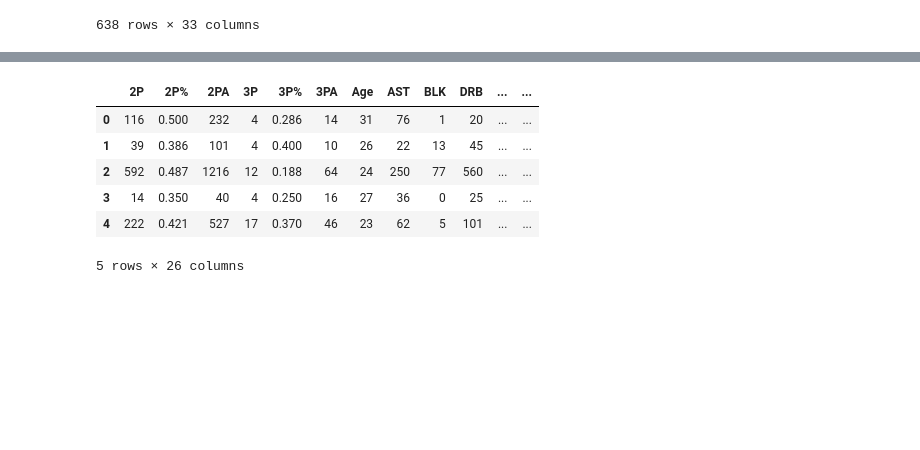
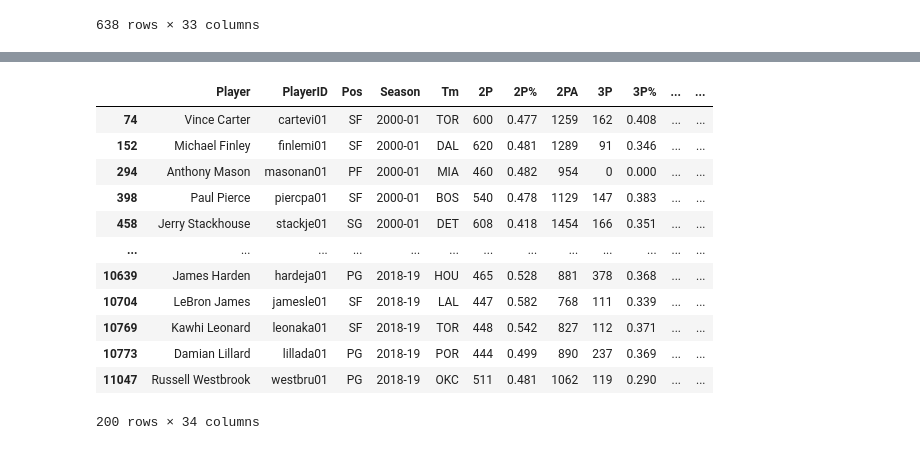
Before and after one commit to RU-DataScience-Group5/BasketballML, a Jupyter notebook: AllPlayerMVP_KNN_Predictions.ipynb, the cells around one changed output, grey strips where cells are left out. Cells and saved outputs as stored; diff of their text form; code cells hidden in the pictures; blank space fills up the shorter version.

```diff
--- a/AllPlayerMVP_KNN_Predictions.ipynb
+++ b/AllPlayerMVP_KNN_Predictions.ipynb
@@ -9,6 +9,7 @@ mvp = pd.read_csv("Data/AllPlayerData.csv")
 mvp = mvp.drop("Table Name", axis = 1)
 mvp
 mvp_2020 = mvp.loc[mvp["Season"] == "2019-20"]
+mvp = mvp.loc[mvp["Season"] != "2019-20"]
 mvp_2020
 # %% [output]
 |  | Player | PlayerID | Pos | Season | Tm | 2P | 2P% | 2PA | 3P | 3P% | ... | ... |
@@ -27 +67,18 @@ mvp_2020
+# %%
+candidates = mvp.loc[mvp["MVP_Candidate"] == 1]
+candidates
+# %% [output]
+|  | Player | PlayerID | Pos | Season | Tm | 2P | 2P% | 2PA | 3P | 3P% | ... | ... |
+| 74 | Vince Carter | cartevi01 | SF | 2000-01 | TOR | 600 | 0.477 | 1259 | 162 | 0.408 | ... | ... |
+| 152 | Michael Finley | finlemi01 | SF | 2000-01 | DAL | 620 | 0.481 | 1289 | 91 | 0.346 | ... | ... |
+| 294 | Anthony Mason | masonan01 | PF | 2000-01 | MIA | 460 | 0.482 | 954 | 0 | 0.000 | ... | ... |
+| 398 | Paul Pierce | piercpa01 | SF | 2000-01 | BOS | 540 | 0.478 | 1129 | 147 | 0.383 | ... | ... |
+| 458 | Jerry Stackhouse | stackje01 | SG | 2000-01 | DET | 608 | 0.418 | 1454 | 166 | 0.351 | ... | ... |
+| ... | ... | ... | ... | ... | ... | ... | ... | ... | ... | ... | ... | ... |
+| 10639 | James Harden | hardeja01 | PG | 2018-19 | HOU | 465 | 0.528 | 881 | 378 | 0.368 | ... | ... |
+| 10704 | LeBron James | jamesle01 | SF | 2018-19 | LAL | 447 | 0.582 | 768 | 111 | 0.339 | ... | ... |
+| 10769 | Kawhi Leonard | leonaka01 | SF | 2018-19 | TOR | 448 | 0.542 | 827 | 112 | 0.371 | ... | ... |
+| 10773 | Damian Lillard | lillada01 | PG | 2018-19 | POR | 444 | 0.499 | 890 | 237 | 0.369 | ... | ... |
+| 11047 | Russell Westbrook | westbru01 | PG | 2018-19 | OKC | 511 | 0.481 | 1062 | 119 | 0.290 | ... | ... |
+200 rows × 34 columns
 # %%
@@ -30,13 +87,5 @@ target_names = ["winner", "loser"]
 # %%
-data = mvp.drop(["Player", "PlayerID", "Pos", "Season", "Tm", "Rk", "MVP"], axis=1)
-feature_names = data.columns
-data.head()
+# data = mvp.drop(["Player", "PlayerID", "Pos", "Season", "Tm", "Rk", "MVP"], axis=1)
+# feature_names = data.columns
+# data.head()
-# %% [output]
-|  | 2P | 2P% | 2PA | 3P | 3P% | 3PA | Age | AST | BLK | DRB | ... | ... |
-| 0 | 116 | 0.500 | 232 | 4 | 0.286 | 14 | 31 | 76 | 1 | 20 | ... | ... |
-| 1 | 39 | 0.386 | 101 | 4 | 0.400 | 10 | 26 | 22 | 13 | 45 | ... | ... |
-| 2 | 592 | 0.487 | 1216 | 12 | 0.188 | 64 | 24 | 250 | 77 | 560 | ... | ... |
-| 3 | 14 | 0.350 | 40 | 4 | 0.250 | 16 | 27 | 36 | 0 | 25 | ... | ... |
-| 4 | 222 | 0.421 | 527 | 17 | 0.370 | 46 | 23 | 62 | 5 | 101 | ... | ... |
-5 rows × 26 columns
 # %%
```
Also changed, not shown: parts of 20 cells of this notebook.
